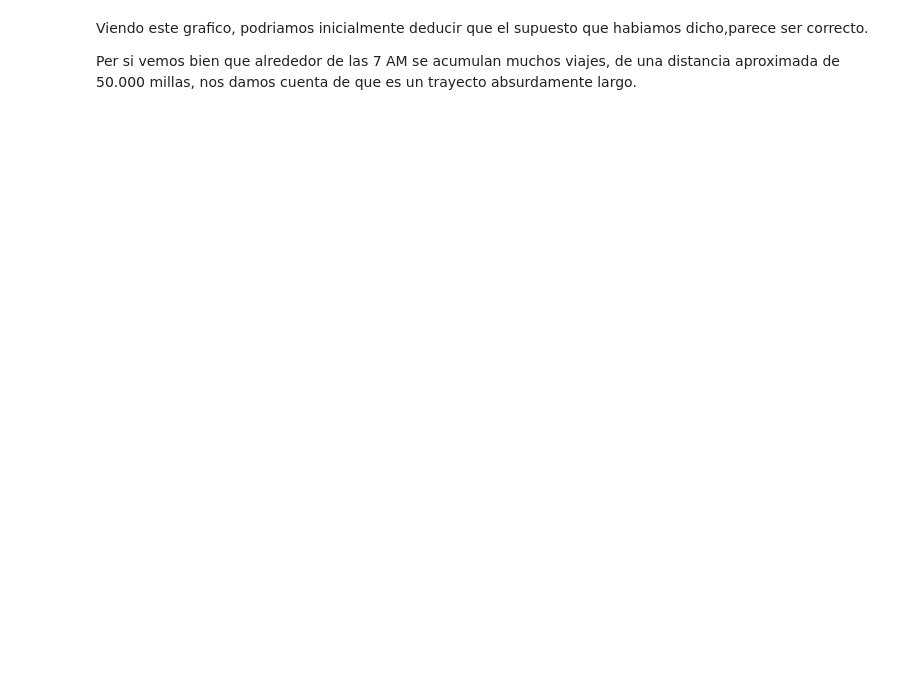
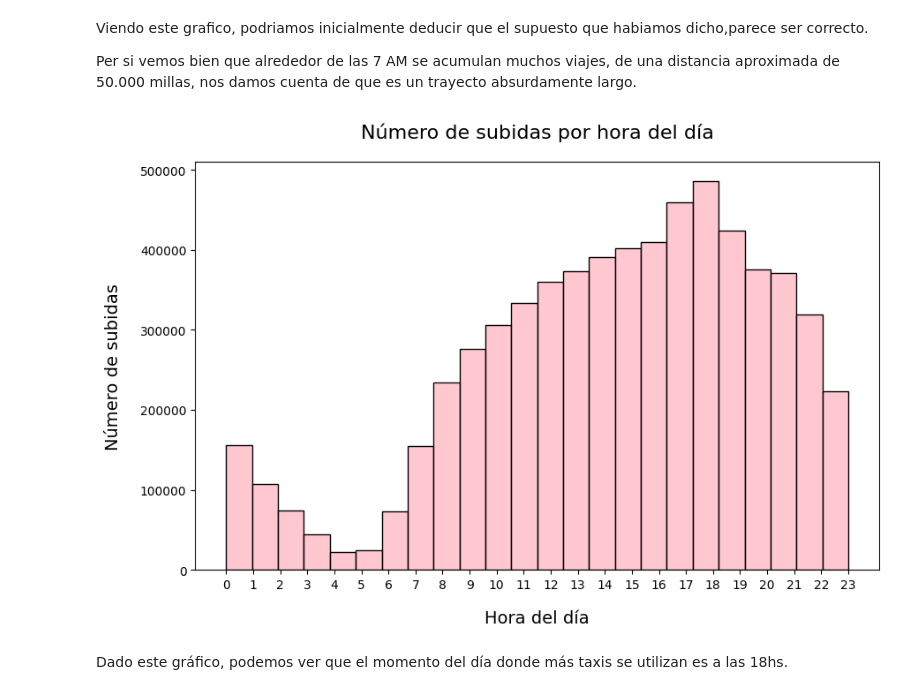
Before and after one commit to CD-GRUPO3/TA047R-1C2025-GRUPO03, a Jupyter notebook: TA047R_TP1_GRUPO03_ENTREGA_EJ1.ipynb, the cells around one changed output. Saved outputs shown, nothing was run; the diff lists cells and outputs as text; code cells hidden in the pictures; blank space fills up the shorter version.

```diff
--- a/TA047R_TP1_GRUPO03_ENTREGA_EJ1.ipynb
+++ b/TA047R_TP1_GRUPO03_ENTREGA_EJ1.ipynb
@@ -517,3 +511,27 @@ ValueError: Could not interpret value `segundos_recogida` for `x`. Value is a st
 Viendo este grafico, podriamos inicialmente deducir que el supuesto que habiamos dicho,parece ser correcto.
 
 Per si vemos bien que alrededor de las 7 AM se acumulan  muchos viajes, de una distancia aproximada de 50.000 millas, nos damos cuenta de que es un trayecto absurdamente largo.
+# %%
+# Asegurarse de que 'tpep_pickup_datetime' esté en formato datetime
+data['tpep_pickup_datetime'] = pd.to_datetime(data['tpep_pickup_datetime'])
+
+# Crear gráfico de barras (histograma) para las horas del día
+plt.figure(figsize=(10, 6))
+
+# Usar un color pastel para el gráfico
+sns.histplot(data['tpep_pickup_datetime'].dt.hour, bins=24, kde=False, color='lightpink')
+
+# Títulos y etiquetas
+plt.title('Número de subidas por hora del día', fontsize=16, pad=20)  # Título con espacio extra
+plt.xlabel('Hora del día', fontsize=14, labelpad=15)  # Eje X con más espacio
+plt.ylabel('Número de subidas', fontsize=14, labelpad=15)  # Eje Y con más espacio
+
+# Ajustar los ticks del eje X para que aparezcan todas las horas (0-23)
+plt.xticks(range(24))
+
+# Mostrar el gráfico
+plt.show()
+# %% [output]
+[figure, added]
+# %% [markdown]
+Dado este gráfico, podemos ver que el momento del día donde más taxis se utilizan es a las 18hs.
```
Also changed, not shown: parts of 16 cells of this notebook.
